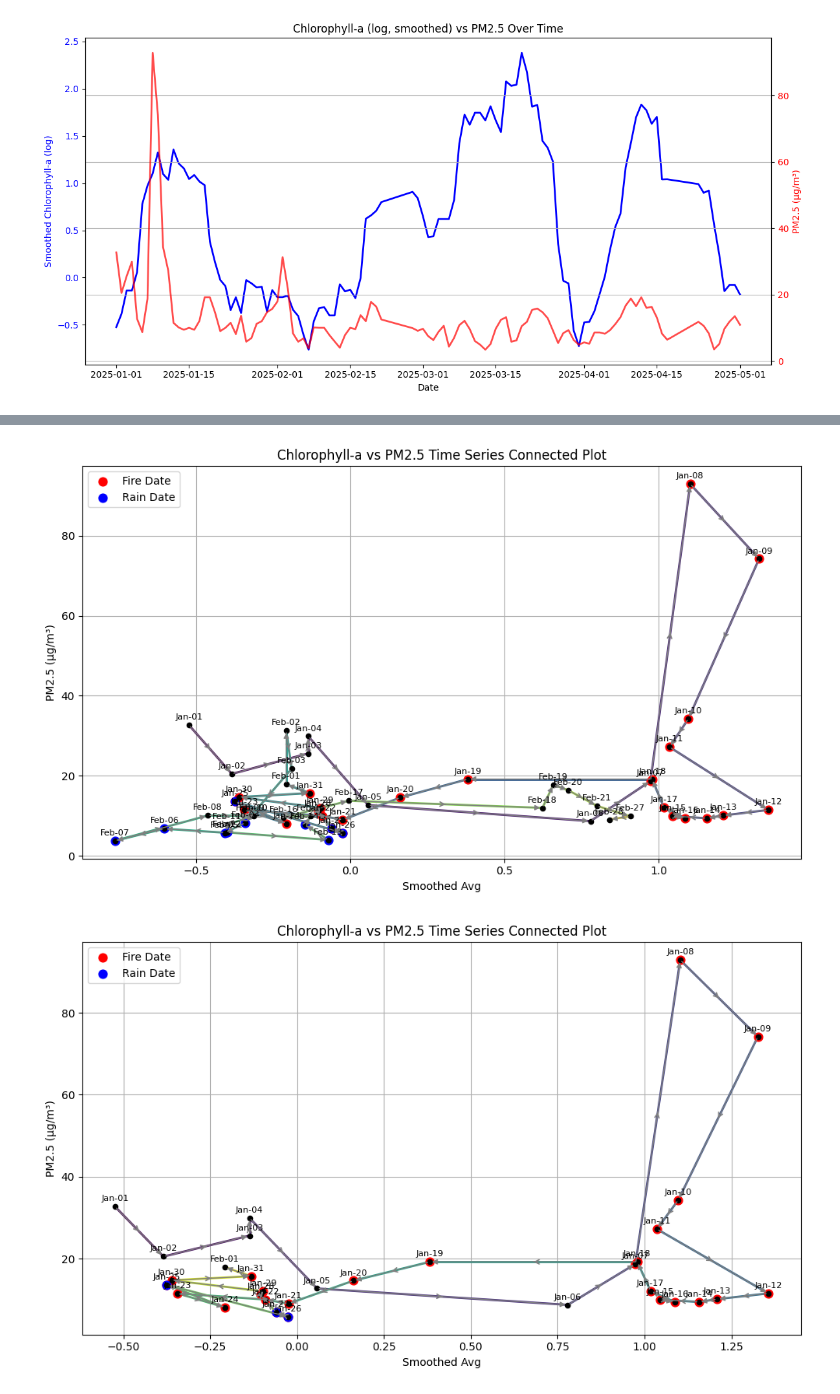
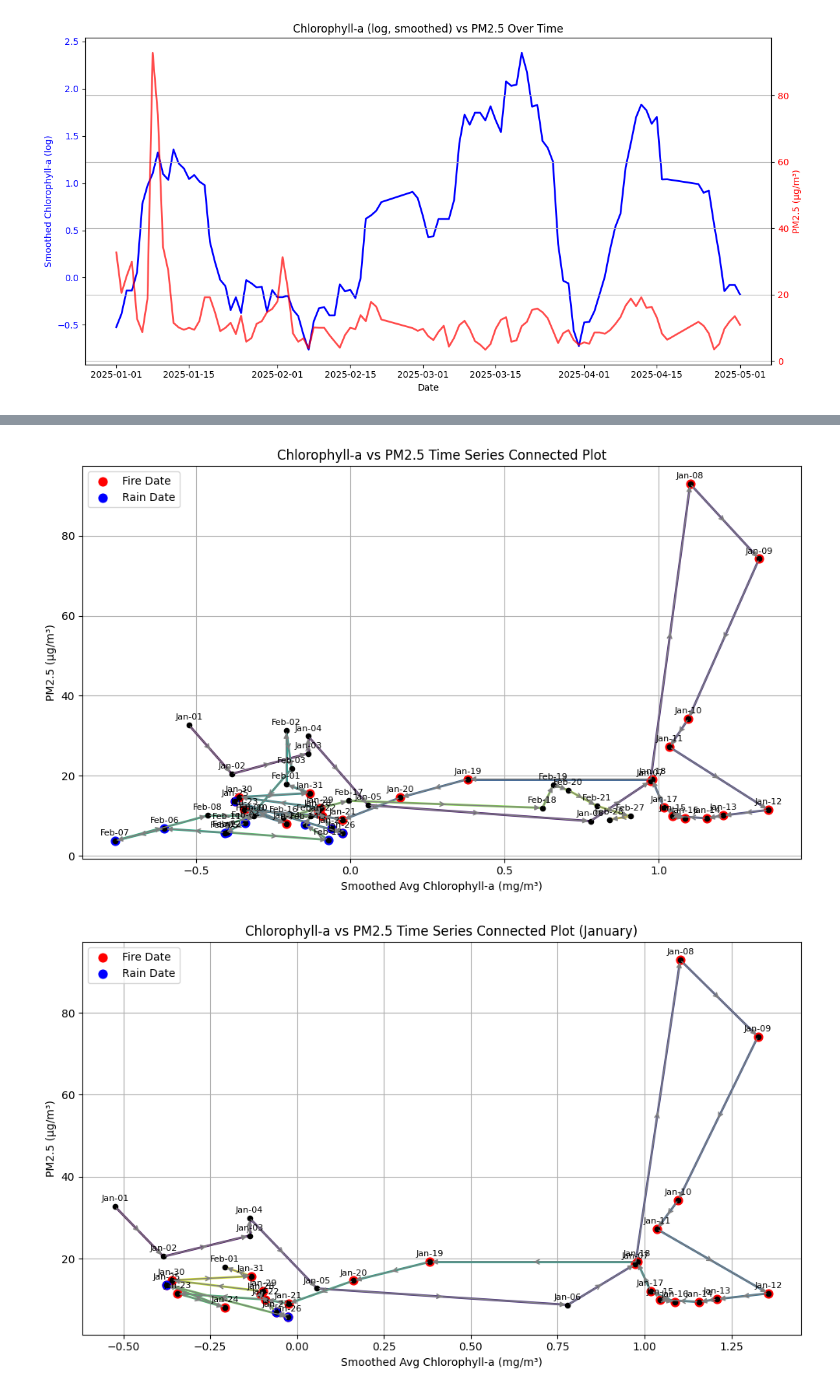
Before and after one commit to katelyn-wang/pace-wildfires, a Jupyter notebook: notebooks/combined_analysis.ipynb, the cells around one changed output, grey strips where cells are left out. Saved outputs shown, nothing was run; the diff lists cells and outputs as text; code cells hidden in the pictures.

Commit message:
Renamed smoothed average of chlorophyll

```diff
--- a/notebooks/combined_analysis.ipynb
+++ b/notebooks/combined_analysis.ipynb
@@ -422,11 +422,11 @@ plt.show()
 # %% [output]
 [figure]
 # %%
-df_merged['Smoothed Avg'] = df_merged['Average'].rolling(window=7, min_periods=1).mean()
+df_merged['Smoothed Avg Chlorophyll-a (mg/m³)'] = df_merged['Average'].rolling(window=7, min_periods=1).mean()
 
 plt.figure(figsize=(12, 6))
 plt.plot(df_merged['date'], df_merged['Average'], label='Daily Average', color='green', alpha=0.3)
-plt.plot(df_merged['date'], df_merged['Smoothed Avg'], label='7-day Smoothed Average', color='black', linewidth=2)
+plt.plot(df_merged['date'], df_merged['Smoothed Avg Chlorophyll-a (mg/m³)'], label='7-day Smoothed Average', color='black', linewidth=2)
 
 fire_start = pd.to_datetime("2025-01-07")
 plt.axvline(x=fire_start, color='red', linestyle='--', linewidth=1)
@@ -541,4 +569,4 @@ print(df_pm25.head())
 # %%
-df_chlor_pm = pd.merge(df_merged[['date', 'Smoothed Avg']], df_pm25, on='date', how='inner')
+df_chlor_pm = pd.merge(df_merged[['date', 'Smoothed Avg Chlorophyll-a (mg/m³)']], df_pm25, on='date', how='inner')
 df_chlor_pm
 # %% [output]
@@ -582,3 +627,28 @@ plt.grid(True)
 plt.show()
 # %% [output]
 [figure]
+# %%
+# plot both PM2.5 data and chlorophyll 7 day average on the same plot
+# Create figure and primary axis
+fig, ax1 = plt.subplots(figsize=(12, 6))
+
+# Plot Smoothed Chlorophyll-a on left y-axis
+ax1.plot(df_chlor_no2['date'], df_chlor_no2['Smoothed Avg Chlorophyll-a (mg/m³)'], color='blue', label='Smoothed Chlorophyll-a (log)', linewidth=2)
+ax1.set_xlabel('Date')
+ax1.set_ylabel('Smoothed Chlorophyll-a (log)', color='blue')
+ax1.tick_params(axis='y', labelcolor='blue')
+
+# Create a second y-axis sharing the same x-axis
+ax2 = ax1.twinx()
+
+# Plot PM2.5 on right y-axis
+ax2.plot(df_chlor_no2['date'], df_chlor_no2['NO2 (ppb)'], color='red', label='NO2 (ppb)', linewidth=2, alpha=0.7)
+ax2.set_ylabel('NO2 (ppb)', color='red')
+ax2.tick_params(axis='y', labelcolor='red')
+
+# Title and grid
+plt.title("Chlorophyll-a (log, smoothed) vs NO2 Over Time")
+fig.tight_layout()
+plt.grid(True)
+
+plt.show()
@@ -669,7 +741,7 @@ plot_connected_scatter_df(
 # %%
 plot_connected_scatter_df(
     df_chlor_pm,
-    var_x='Smoothed Avg',
+    var_x='Smoothed Avg Chlorophyll-a (mg/m³)',
     var_y='PM2.5 (µg/m³)',
     time_col='date',
     title='Chlorophyll-a vs PM2.5 Time Series Connected Plot',
@@ -678,20 +750,20 @@ plot_connected_scatter_df(
     end_time="2025-02-28"
 )
 # %% [output]
-[figure, old version]
+[figure, new version]
 # %%
 plot_connected_scatter_df(
     df_chlor_pm,
-    var_x='Smoothed Avg',
+    var_x='Smoothed Avg Chlorophyll-a (mg/m³)',
     var_y='PM2.5 (µg/m³)',
     time_col='date',
     title='Chlorophyll-a vs PM2.5 Time Series Connected Plot (January)',
     fire_dates=fire_dates,
     rain_dates=rain_dates,
     end_time="2025-02-01"
 )
 # %% [output]
-[figure, old version]
+[figure, new version]
 # %%
 plot_connected_scatter_df(
     df_chlor_pm,
```
Also changed, not shown: parts of 8 cells of this notebook.
